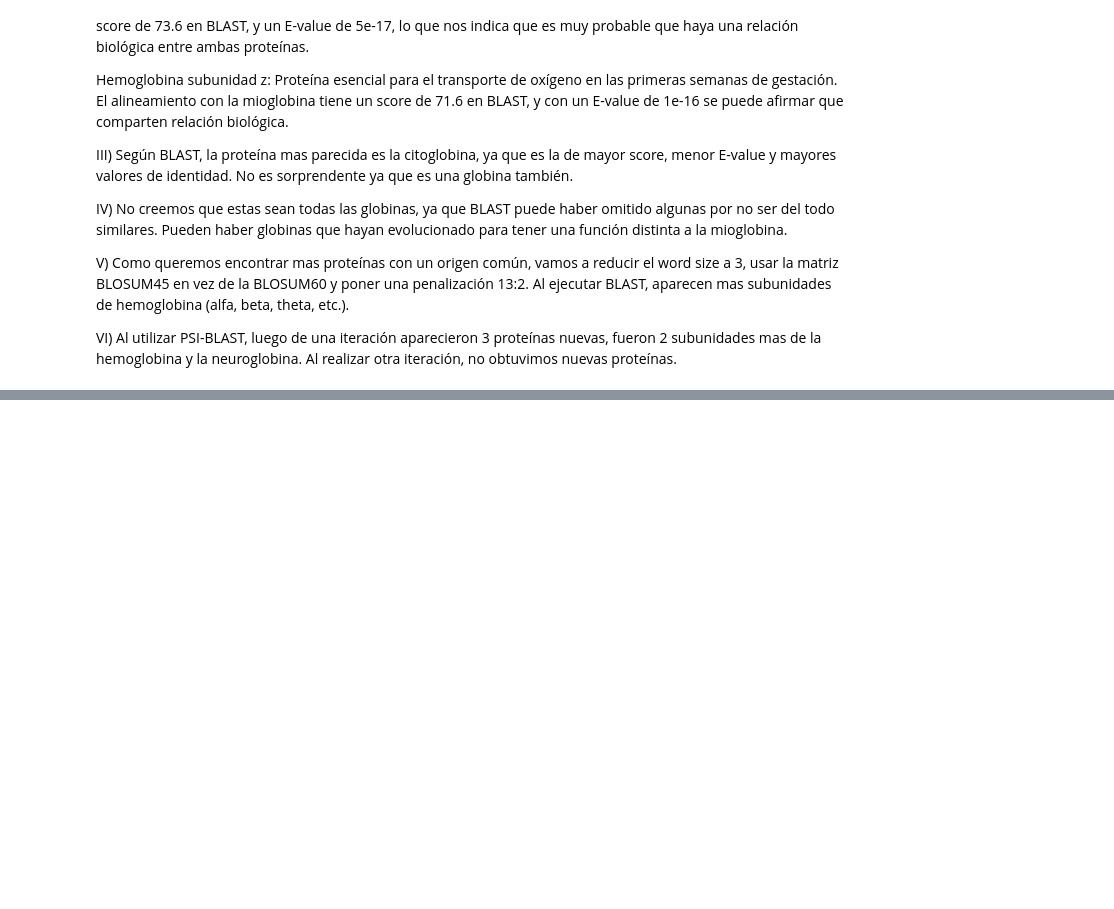
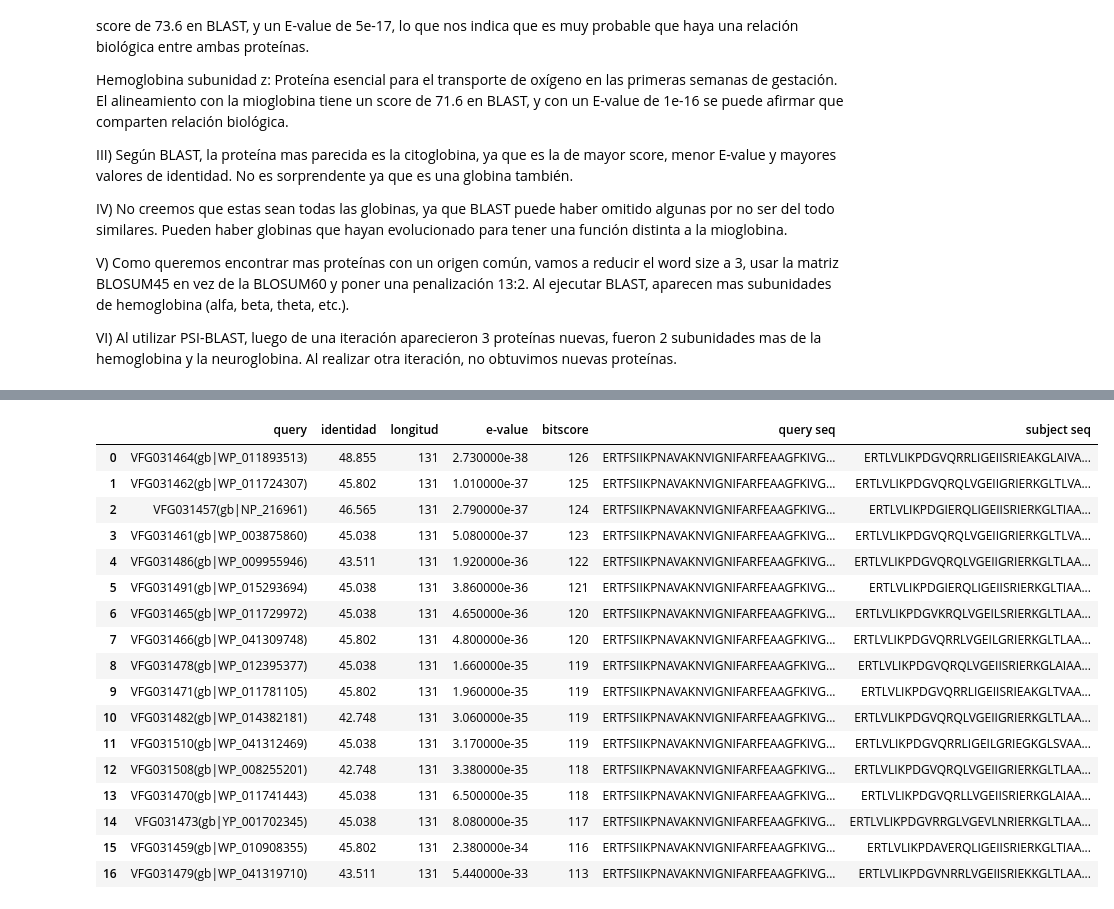
Before and after one commit to pizzanaranja/Bioinformatica, a Jupyter notebook: TP 2/TP 2.ipynb, the cells around one changed output, grey strips where cells are left out. Drawn from its saved outputs; the diff is of its cells as text; code cells hidden in the pictures; blank space fills up the shorter version.

```diff
--- a/TP 2/TP 2.ipynb
+++ b/TP 2/TP 2.ipynb
@@ -39,3 +39,14 @@ IV) No creemos que estas sean todas las globinas, ya que BLAST puede haber omiti
 V) Como queremos encontrar mas proteínas con un origen común, vamos a reducir el word size a 3, usar la matriz BLOSUM45 en vez de la BLOSUM60 y poner una penalización 13:2. Al ejecutar BLAST, aparecen mas subunidades de hemoglobina (alfa, beta, theta, etc.).
 
 VI) Al utilizar PSI-BLAST, luego de una iteración aparecieron 3 proteínas nuevas, fueron 2 subunidades mas de la hemoglobina y la neuroglobina. Al realizar otra iteración, no obtuvimos nuevas proteínas.
+# %%
+#Ejercicio 2.1 drrA
+
+import pandas as pd
+
+def lee_tsv(nombre_file: str):
+    df = pd.read_csv(nombre_file, sep="\t", header=None)
+    df.columns = ["query", "identidad", "longitud", "e-value", "bitscore", "query seq", "subject seq"]
+    return df
+
+lee_tsv("qdrrA.tsv")
@@ -41,0 +80,22 @@ VI) Al utilizar PSI-BLAST, luego de una iteración aparecieron 3 proteínas nuev
+# %%
+#Ejercicio 2.1 ndk
+lee_tsv("qndk.tsv")
+# %% [output]
+|  | query | identidad | longitud | e-value | bitscore | query seq | subject seq |
+| 0 | VFG031464(gb|WP_011893513) | 48.855 | 131 | 2.730000e-38 | 126 | ERTFSIIKPNAVAKNVIGNIFARFEAAGFKIVG... | ERTLVLIKPDGVQRRLIGEIISRIEAKGLAIVA... |
+| 1 | VFG031462(gb|WP_011724307) | 45.802 | 131 | 1.010000e-37 | 125 | ERTFSIIKPNAVAKNVIGNIFARFEAAGFKIVG... | ERTLVLIKPDGVQRQLVGEIIGRIERKGLTLVA... |
+| 2 | VFG031457(gb|NP_216961) | 46.565 | 131 | 2.790000e-37 | 124 | ERTFSIIKPNAVAKNVIGNIFARFEAAGFKIVG... | ERTLVLIKPDGIERQLIGEIISRIERKGLTIAA... |
+| 3 | VFG031461(gb|WP_003875860) | 45.038 | 131 | 5.080000e-37 | 123 | ERTFSIIKPNAVAKNVIGNIFARFEAAGFKIVG... | ERTLVLIKPDGVQRQLVGEIIGRIERKGLTLVA... |
+| 4 | VFG031486(gb|WP_009955946) | 43.511 | 131 | 1.920000e-36 | 122 | ERTFSIIKPNAVAKNVIGNIFARFEAAGFKIVG... | ERTLVLIKPDGVQRQLVGEIIGRIERKGLTLAA... |
+| 5 | VFG031491(gb|WP_015293694) | 45.038 | 131 | 3.860000e-36 | 121 | ERTFSIIKPNAVAKNVIGNIFARFEAAGFKIVG... | ERTLVLIKPDGIERQLIGEIISRIERKGLTIAA... |
+| 6 | VFG031465(gb|WP_011729972) | 45.038 | 131 | 4.650000e-36 | 120 | ERTFSIIKPNAVAKNVIGNIFARFEAAGFKIVG... | ERTLVLIKPDGVKRQLVGEILSRIERKGLTLAA... |
+| 7 | VFG031466(gb|WP_041309748) | 45.802 | 131 | 4.800000e-36 | 120 | ERTFSIIKPNAVAKNVIGNIFARFEAAGFKIVG... | ERTLVLIKPDGVQRRLVGEILGRIERKGLTLAA... |
+| 8 | VFG031478(gb|WP_012395377) | 45.038 | 131 | 1.660000e-35 | 119 | ERTFSIIKPNAVAKNVIGNIFARFEAAGFKIVG... | ERTLVLIKPDGVQRQLVGEIISRIERKGLAIAA... |
+| 9 | VFG031471(gb|WP_011781105) | 45.802 | 131 | 1.960000e-35 | 119 | ERTFSIIKPNAVAKNVIGNIFARFEAAGFKIVG... | ERTLVLIKPDGVQRRLIGEIISRIEAKGLTVAA... |
+| 10 | VFG031482(gb|WP_014382181) | 42.748 | 131 | 3.060000e-35 | 119 | ERTFSIIKPNAVAKNVIGNIFARFEAAGFKIVG... | ERTLVLIKPDGVQRQLVGEIIGRIERKGLTLAA... |
+| 11 | VFG031510(gb|WP_041312469) | 45.038 | 131 | 3.170000e-35 | 119 | ERTFSIIKPNAVAKNVIGNIFARFEAAGFKIVG... | ERTLVLIKPDGVQRRLIGEILGRIEGKGLSVAA... |
+| 12 | VFG031508(gb|WP_008255201) | 42.748 | 131 | 3.380000e-35 | 118 | ERTFSIIKPNAVAKNVIGNIFARFEAAGFKIVG... | ERTLVLIKPDGVQRQLVGEIIGRIERKGLTLAA... |
+| 13 | VFG031470(gb|WP_011741443) | 45.038 | 131 | 6.500000e-35 | 118 | ERTFSIIKPNAVAKNVIGNIFARFEAAGFKIVG... | ERTLVLIKPDGVQRLLVGEIISRIERKGLAIAA... |
+| 14 | VFG031473(gb|YP_001702345) | 45.038 | 131 | 8.080000e-35 | 117 | ERTFSIIKPNAVAKNVIGNIFARFEAAGFKIVG... | ERTLVLIKPDGVRRGLVGEVLNRIERKGLTLAA... |
+| 15 | VFG031459(gb|WP_010908355) | 45.802 | 131 | 2.380000e-34 | 116 | ERTFSIIKPNAVAKNVIGNIFARFEAAGFKIVG... | ERTLVLIKPDAVERQLIGEIISRIERKGLTIAA... |
+| 16 | VFG031479(gb|WP_041319710) | 43.511 | 131 | 5.440000e-33 | 113 | ERTFSIIKPNAVAKNVIGNIFARFEAAGFKIVG... | ERTLVLIKPDGVNRRLVGEIISRIEKKGLTLAA... |
```
Also changed, not shown: parts of 6 cells of this notebook, 26 other files.
